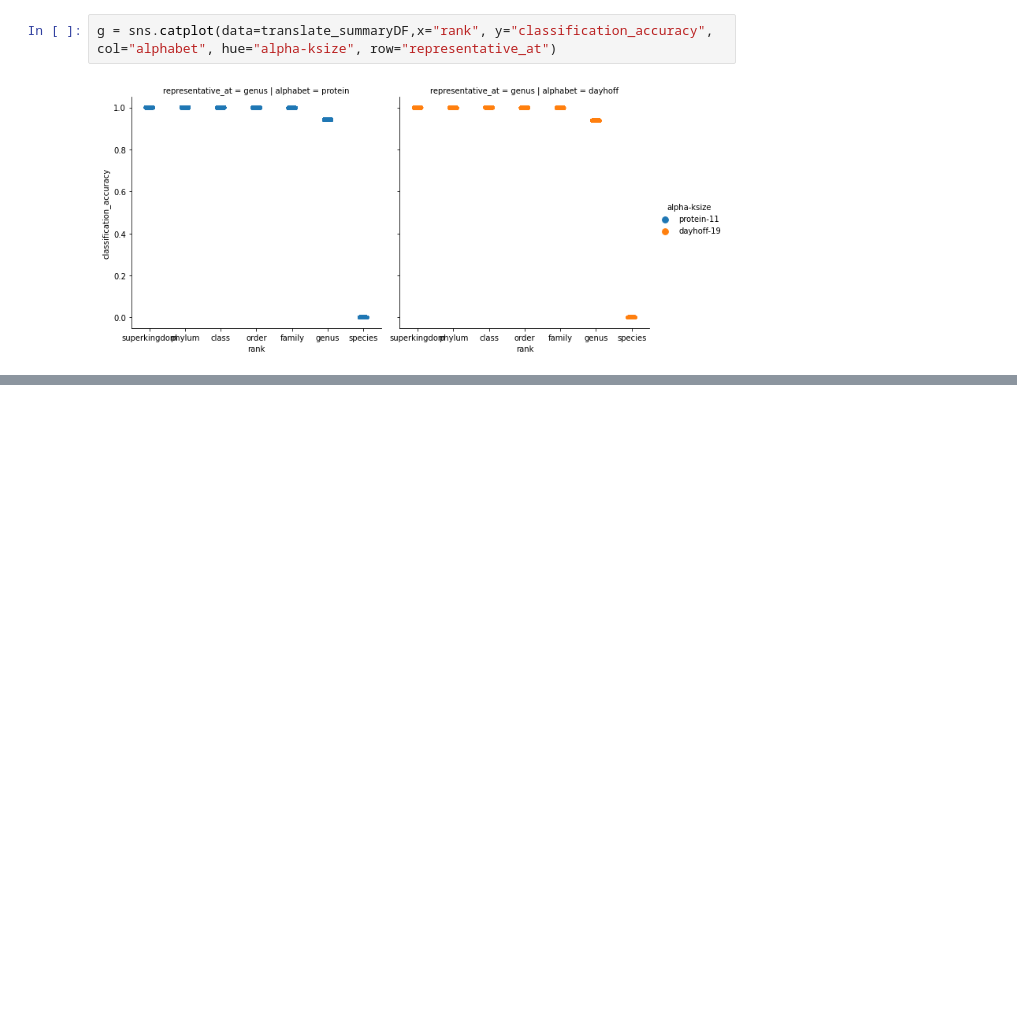
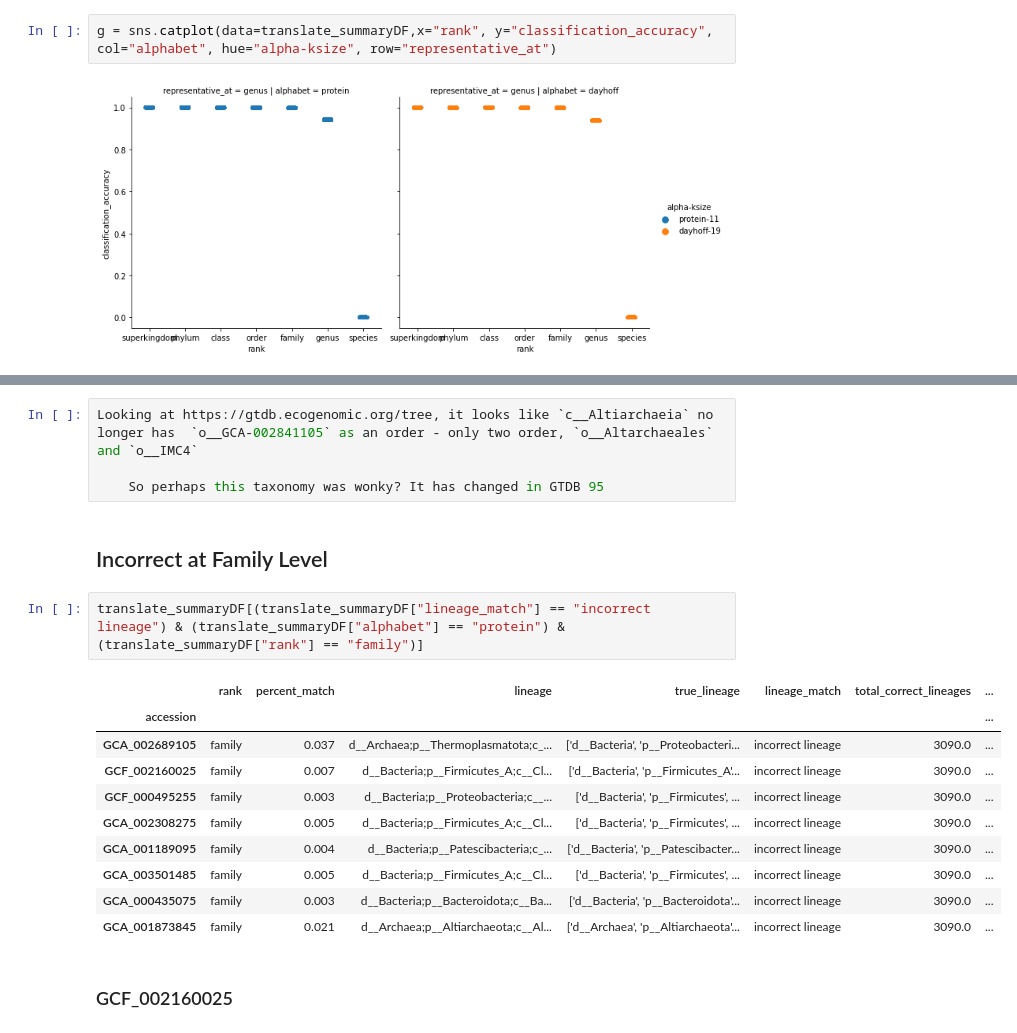
Before and after one commit to bluegenes/2020-gtdb-smash, a Jupyter notebook: notebooks/plot-gather-classify-accuracy.ipynb, the cells around one changed output, grey strips where cells are left out. Drawn from its saved outputs; the diff is of its cells as text; blank space fills up the shorter version.

```diff
--- a/notebooks/plot-gather-classify-accuracy.ipynb
+++ b/notebooks/plot-gather-classify-accuracy.ipynb
@@ -200,0 +450,21 @@ g = sns.catplot(data=translate_summaryDF,x="rank", y="classification_accuracy",
+# %%
+Looking at https://gtdb.ecogenomic.org/tree, it looks like `c__Altiarchaeia` no longer has  `o__GCA-002841105` as an order - only two order, `o__Altarchaeales` and `o__IMC4`
+
+    So perhaps this taxonomy was wonky? It has changed in GTDB 95
+# %% [markdown]
+## Incorrect at Family Level
+# %%
+translate_summaryDF[(translate_summaryDF["lineage_match"] == "incorrect lineage") & (translate_summaryDF["alphabet"] == "protein") & (translate_summaryDF["rank"] == "family")]
+# %% [output]
+|  | rank | percent_match | lineage | true_lineage | lineage_match | total_correct_lineages | ... |
+| accession |  |  |  |  |  |  | ... |
+| GCA_002689105 | family | 0.037 | d__Archaea;p__Thermoplasmatota;c_... | ['d__Bacteria', 'p__Proteobacteri... | incorrect lineage | 3090.0 | ... |
+| GCF_002160025 | family | 0.007 | d__Bacteria;p__Firmicutes_A;c__Cl... | ['d__Bacteria', 'p__Firmicutes_A'... | incorrect lineage | 3090.0 | ... |
+| GCF_000495255 | family | 0.003 | d__Bacteria;p__Proteobacteria;c__... | ['d__Bacteria', 'p__Firmicutes', ... | incorrect lineage | 3090.0 | ... |
+| GCA_002308275 | family | 0.005 | d__Bacteria;p__Firmicutes_A;c__Cl... | ['d__Bacteria', 'p__Firmicutes', ... | incorrect lineage | 3090.0 | ... |
+| GCA_001189095 | family | 0.004 | d__Bacteria;p__Patescibacteria;c_... | ['d__Bacteria', 'p__Patescibacter... | incorrect lineage | 3090.0 | ... |
+| GCA_003501485 | family | 0.005 | d__Bacteria;p__Firmicutes_A;c__Cl... | ['d__Bacteria', 'p__Firmicutes', ... | incorrect lineage | 3090.0 | ... |
+| GCA_000435075 | family | 0.003 | d__Bacteria;p__Bacteroidota;c__Ba... | ['d__Bacteria', 'p__Bacteroidota'... | incorrect lineage | 3090.0 | ... |
+| GCA_001873845 | family | 0.021 | d__Archaea;p__Altiarchaeota;c__Al... | ['d__Archaea', 'p__Altiarchaeota'... | incorrect lineage | 3090.0 | ... |
+# %% [markdown]
+### GCF_002160025
```
Also changed, not shown: parts of 39 cells of this notebook.
